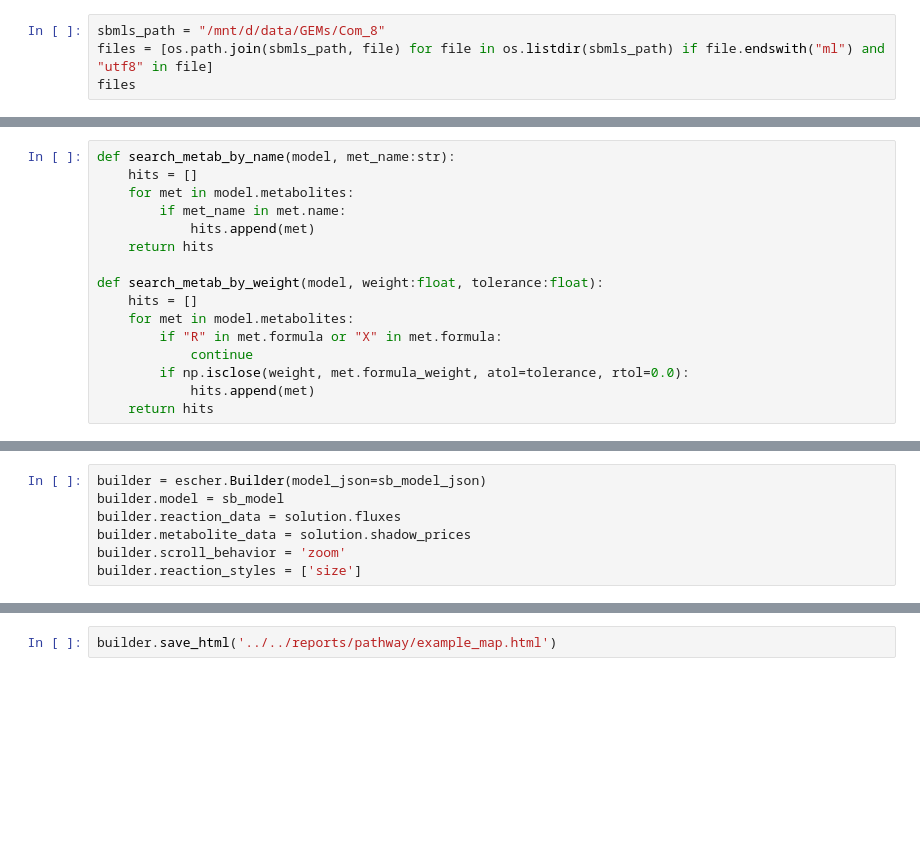
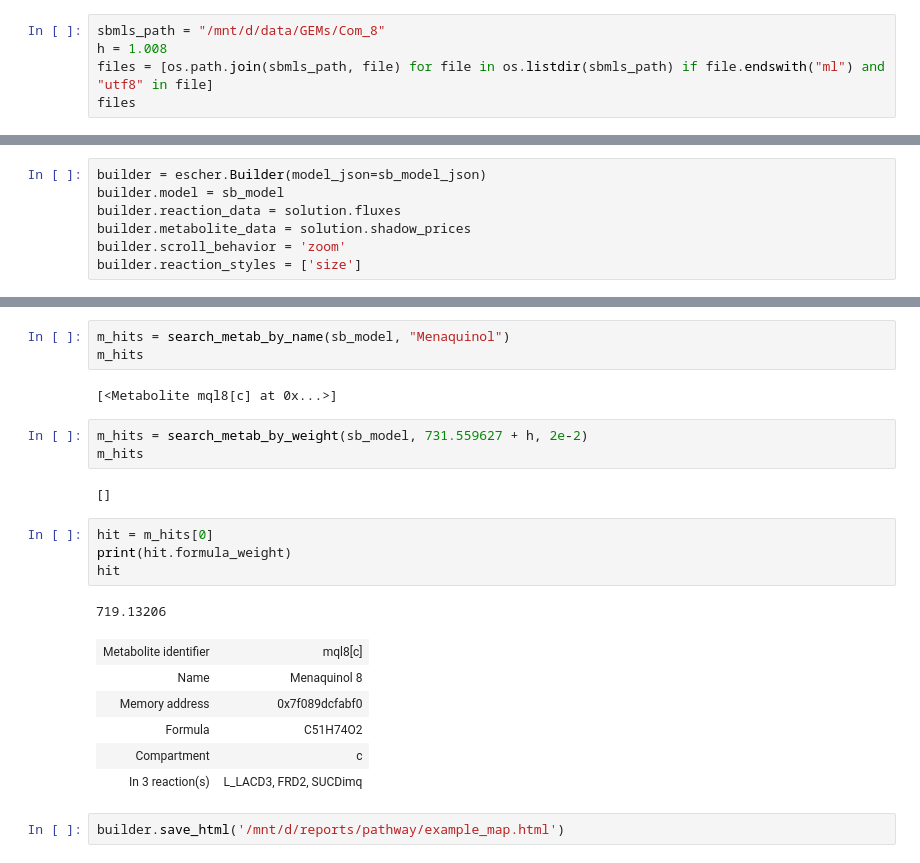
Before and after one commit to JosuaCarl/MStoML, a Jupyter notebook: skripts/Pathways/sbml_visualization.ipynb, the cells around one changed output, grey strips where cells are left out. Drawn from its saved outputs; the diff is of its cells as text; blank space fills up the shorter version.

```diff
--- a/skripts/Pathways/sbml_visualization.ipynb
+++ b/skripts/Pathways/sbml_visualization.ipynb
@@ -10,5 +7,6 @@ from helpers.file_handling import  *
 # %%
 sbmls_path = "/mnt/d/data/GEMs/Com_8"
+h = 1.008
 files = [os.path.join(sbmls_path, file) for file in os.listdir(sbmls_path) if file.endswith("ml") and "utf8" in file]
 files
 # %% [output]
@@ -60,16 +50,0 @@ Optimal solution with objective value 47.496
-# %%
-def search_metab_by_name(model, met_name:str):
-    hits = []
-    for met in model.metabolites:
-        if met_name in met.name:
-            hits.append(met)
-    return hits
-
-def search_metab_by_weight(model, weight:float, tolerance:float):
-    hits = []
-    for met in model.metabolites:
-        if "R" in met.formula or "X" in met.formula:
-            continue
-        if np.isclose(weight, met.formula_weight, atol=tolerance, rtol=0.0):
-            hits.append(met)
-    return hits
@@ -104,2 +64,24 @@ Builder(reaction_data={'12aHSDHe': 615.2475366688848, '23DHMPO': 0.0, '26DAPLLAT
+# %%
+m_hits = search_metab_by_name(sb_model, "Menaquinol")
+m_hits
+# %% [output]
+[<Metabolite mql8[c] at 0x...>]
+# %%
+m_hits = search_metab_by_weight(sb_model, 731.559627 + h, 2e-2)
+m_hits
+# %% [output]
+[]
+# %%
+hit = m_hits[0]
+print(hit.formula_weight)
+hit
+# %% [output]
+719.13206
+| Metabolite identifier | mql8[c] |
+| Name | Menaquinol 8 |
+| Memory address | 0x7f089dcfabf0 |
+| Formula | C51H74O2 |
+| Compartment | c |
+| In 3 reaction(s) | L_LACD3, FRD2, SUCDimq |
 # %%
-builder.save_html('../../reports/pathway/example_map.html')
+builder.save_html('/mnt/d/reports/pathway/example_map.html')
```
Also changed, not shown: parts of 7 cells of this notebook, 11 other files.
